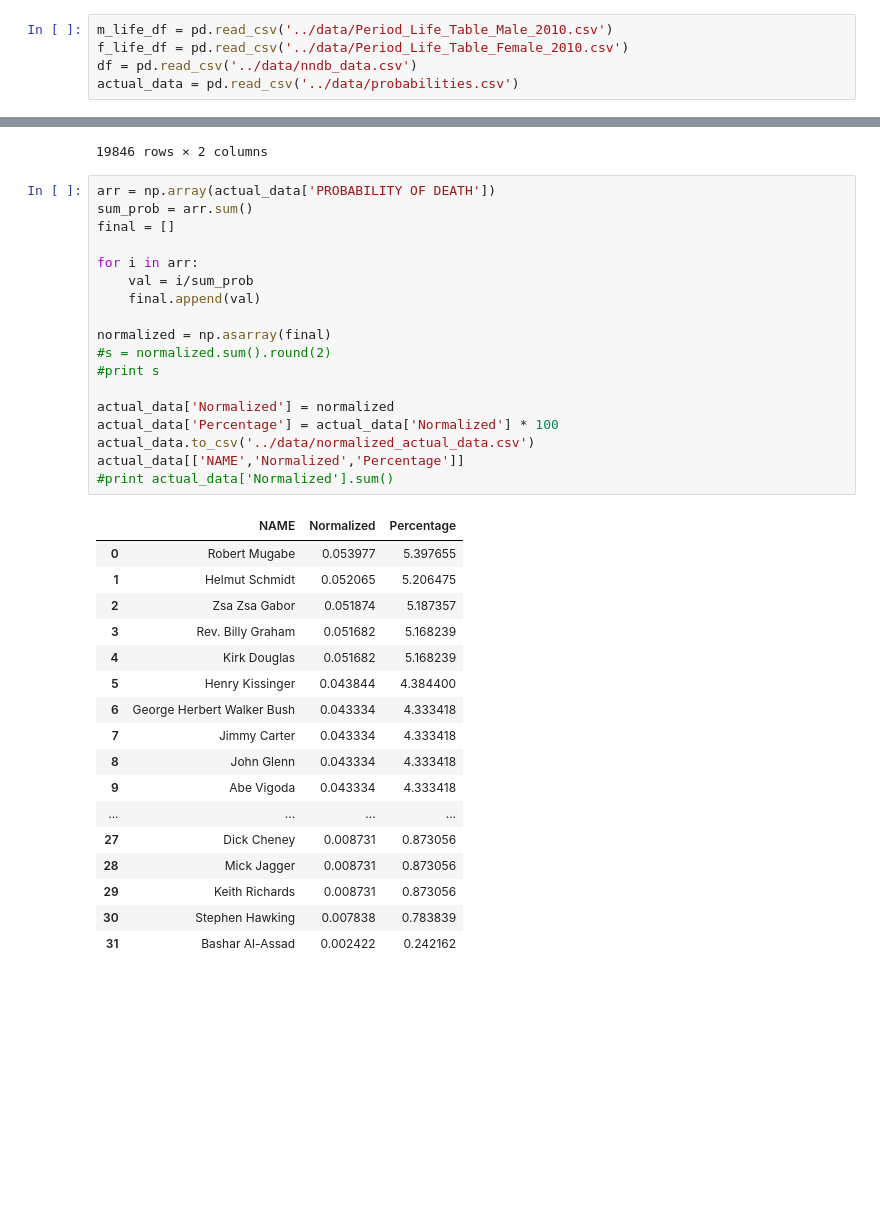
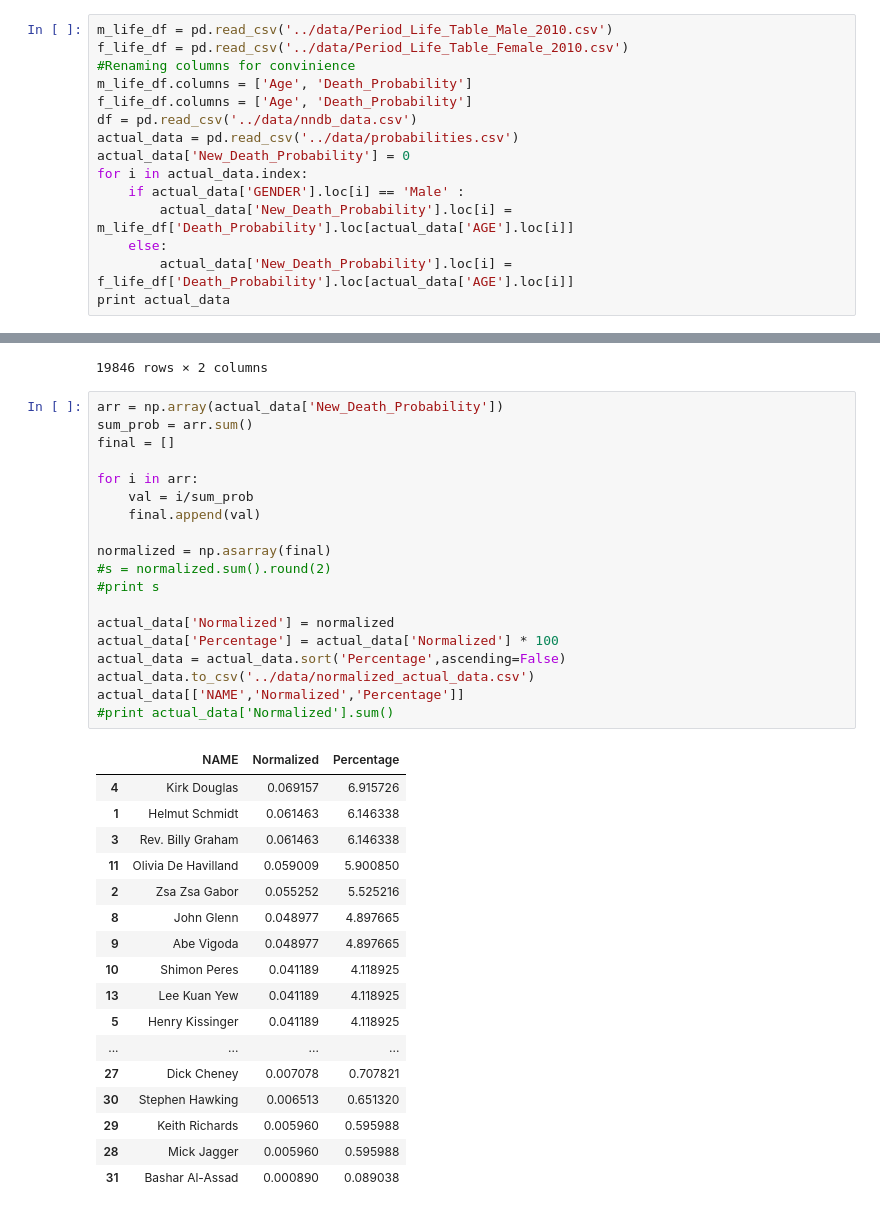
Before and after one commit to aashray/Data_Science, a Jupyter notebook: project_assignment_3_status/notebook/Assignment 3 - status.ipynb, the cells around one changed output, grey strips where cells are left out. Drawn from its saved outputs; the diff is of its cells as text; blank space fills up the shorter version.

Commit message:
Important : New predictions using SSA tables, winners have changed

```diff
--- a/project_assignment_3_status/notebook/Assignment 3 - status.ipynb
+++ b/project_assignment_3_status/notebook/Assignment 3 - status.ipynb
@@ -9,5 +9,15 @@ Loading Life Tables 2010 for both Males and Females
 # %%
 m_life_df = pd.read_csv('../data/Period_Life_Table_Male_2010.csv')
 f_life_df = pd.read_csv('../data/Period_Life_Table_Female_2010.csv')
+#Renaming columns for convinience
+m_life_df.columns = ['Age', 'Death_Probability']
+f_life_df.columns = ['Age', 'Death_Probability']
 df = pd.read_csv('../data/nndb_data.csv')
 actual_data = pd.read_csv('../data/probabilities.csv')
+actual_data['New_Death_Probability'] = 0
+for i in actual_data.index:
+    if actual_data['GENDER'].loc[i] == 'Male' :
+        actual_data['New_Death_Probability'].loc[i] = m_life_df['Death_Probability'].loc[actual_data['AGE'].loc[i]]
+    else:
+        actual_data['New_Death_Probability'].loc[i] = f_life_df['Death_Probability'].loc[actual_data['AGE'].loc[i]]
+print actual_data
@@ -144,38 +147,39 @@ df_males_data[['Name','Normalized']]
 | 19845 | Terry Zwigoff | 0.000018 |
 19846 rows × 2 columns
 # %%
-arr = np.array(actual_data['PROBABILITY OF DEATH'])
+arr = np.array(actual_data['New_Death_Probability'])
 sum_prob = arr.sum()
 final = []
 
 for i in arr:
     val = i/sum_prob
     final.append(val)
 
 normalized = np.asarray(final)
 #s = normalized.sum().round(2)
 #print s
 
 actual_data['Normalized'] = normalized
 actual_data['Percentage'] = actual_data['Normalized'] * 100
+actual_data = actual_data.sort('Percentage',ascending=False)
 actual_data.to_csv('../data/normalized_actual_data.csv')
 actual_data[['NAME','Normalized','Percentage']]
 #print actual_data['Normalized'].sum()
 # %% [output]
 |  | NAME | Normalized | Percentage |
-| 0 | Robert Mugabe | 0.053977 | 5.397655 |
-| 1 | Helmut Schmidt | 0.052065 | 5.206475 |
-| 2 | Zsa Zsa Gabor | 0.051874 | 5.187357 |
-| 3 | Rev. Billy Graham | 0.051682 | 5.168239 |
-| 4 | Kirk Douglas | 0.051682 | 5.168239 |
-| 5 | Henry Kissinger | 0.043844 | 4.384400 |
-| 6 | George Herbert Walker Bush | 0.043334 | 4.333418 |
-| 7 | Jimmy Carter | 0.043334 | 4.333418 |
-| 8 | John Glenn | 0.043334 | 4.333418 |
-| 9 | Abe Vigoda | 0.043334 | 4.333418 |
+| 4 | Kirk Douglas | 0.069157 | 6.915726 |
+| 1 | Helmut Schmidt | 0.061463 | 6.146338 |
+| 3 | Rev. Billy Graham | 0.061463 | 6.146338 |
+| 11 | Olivia De Havilland | 0.059009 | 5.900850 |
+| 2 | Zsa Zsa Gabor | 0.055252 | 5.525216 |
+| 8 | John Glenn | 0.048977 | 4.897665 |
+| 9 | Abe Vigoda | 0.048977 | 4.897665 |
+| 10 | Shimon Peres | 0.041189 | 4.118925 |
+| 13 | Lee Kuan Yew | 0.041189 | 4.118925 |
+| 5 | Henry Kissinger | 0.041189 | 4.118925 |
 | ... | ... | ... | ... |
-| 27 | Dick Cheney | 0.008731 | 0.873056 |
-| 28 | Mick Jagger | 0.008731 | 0.873056 |
-| 29 | Keith Richards | 0.008731 | 0.873056 |
-| 30 | Stephen Hawking | 0.007838 | 0.783839 |
-| 31 | Bashar Al-Assad | 0.002422 | 0.242162 |
+| 27 | Dick Cheney | 0.007078 | 0.707821 |
+| 30 | Stephen Hawking | 0.006513 | 0.651320 |
+| 29 | Keith Richards | 0.005960 | 0.595988 |
+| 28 | Mick Jagger | 0.005960 | 0.595988 |
+| 31 | Bashar Al-Assad | 0.000890 | 0.089038 |
```
Also changed, not shown: parts of 3 cells of this notebook, 1 other file.
